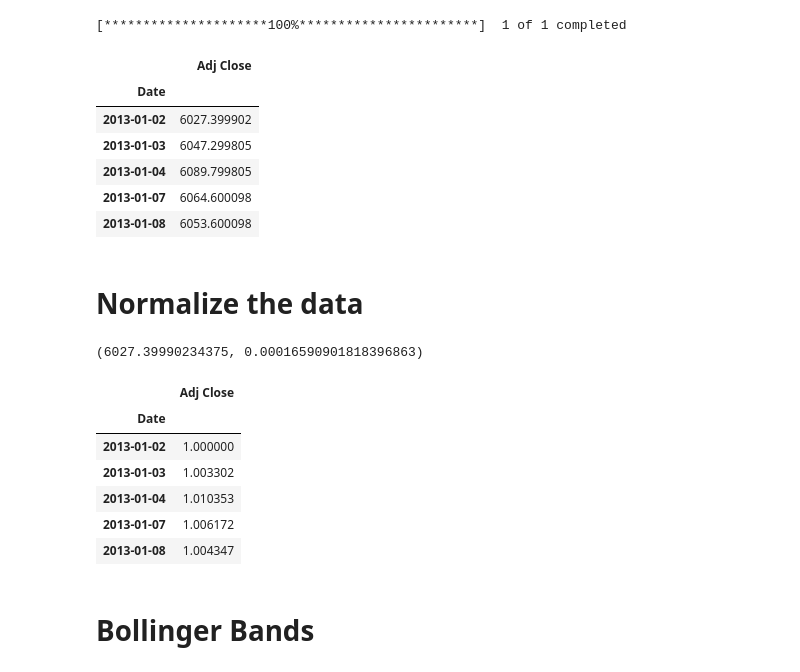
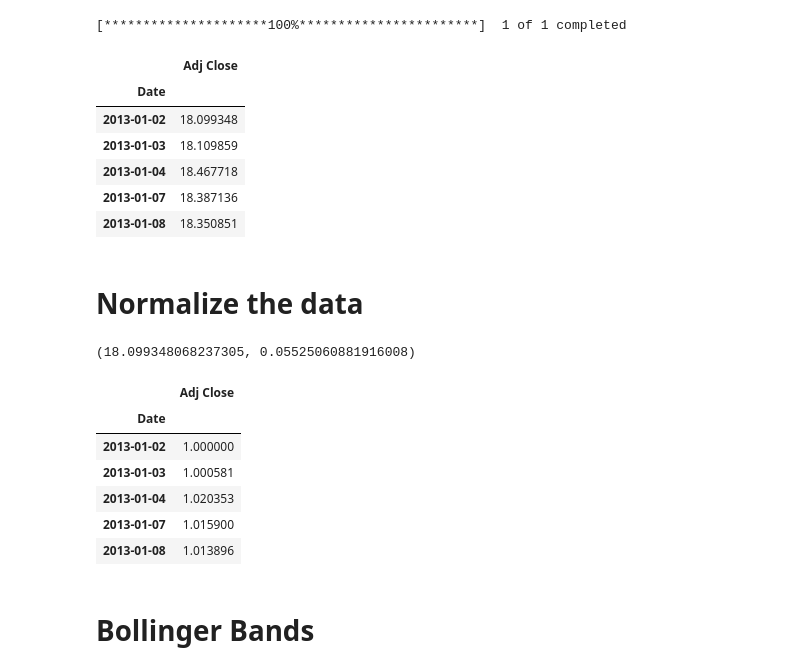
Before and after one commit to LvJiaaaaY/Stock-Prediction-Project, a Jupyter notebook: DNN.ipynb, the cells around one changed output. Saved outputs shown, nothing was run; the diff lists cells and outputs as text; code cells hidden in the pictures.

```diff
--- a/DNN.ipynb
+++ b/DNN.ipynb
@@ -22,33 +22,33 @@ yfin.pdr_override()
 # %%
 # Parameter for data
 ## Security code
-stock_code='^FTSE'
+stock_code='GOOGL'
 ## Start Date
 start_date='2013-01-01'
 ## End Date
 end_date='2023-06-03'
 ## Split ratio of train data and validation data
 train_rate=0.8
 ## How many business days to see
-input_window_size=10
+input_window_size=3
 ## How many business days to predict
 predict_period_num=1
 
 
 device = torch.device("cuda" if torch.cuda.is_available() else "cpu")
 
 # Get data
 df=wb.DataReader(stock_code,start=start_date,end=end_date)['Adj Close'].to_frame()
 df.head()
 # %% [output]
 [*********************100%***********************]  1 of 1 completed
 |  | Adj Close |
 | Date |  |
-| 2013-01-02 | 6027.399902 |
-| 2013-01-03 | 6047.299805 |
-| 2013-01-04 | 6089.799805 |
-| 2013-01-07 | 6064.600098 |
-| 2013-01-08 | 6053.600098 |
+| 2013-01-02 | 18.099348 |
+| 2013-01-03 | 18.109859 |
+| 2013-01-04 | 18.467718 |
+| 2013-01-07 | 18.387136 |
+| 2013-01-08 | 18.350851 |
 # %% [markdown]
 # Normalize the data
 # %%
@@ -58,7 +58,7 @@ norm_const = 1/denorm_const
 
 denorm_const, norm_const
 # %% [output]
-(6027.39990234375, 0.00016590901818396863)
+(18.099348068237305, 0.05525060881916008)
 # %%
 # Normalize
 df = df*norm_const
@@ -67,10 +67,10 @@ df.head()
 |  | Adj Close |
 | Date |  |
 | 2013-01-02 | 1.000000 |
-| 2013-01-03 | 1.003302 |
-| 2013-01-04 | 1.010353 |
-| 2013-01-07 | 1.006172 |
-| 2013-01-08 | 1.004347 |
+| 2013-01-03 | 1.000581 |
+| 2013-01-04 | 1.020353 |
+| 2013-01-07 | 1.015900 |
+| 2013-01-08 | 1.013896 |
 # %% [markdown]
 # Bollinger Bands
 # %%
```
Also changed, not shown: parts of 15 cells of this notebook.
